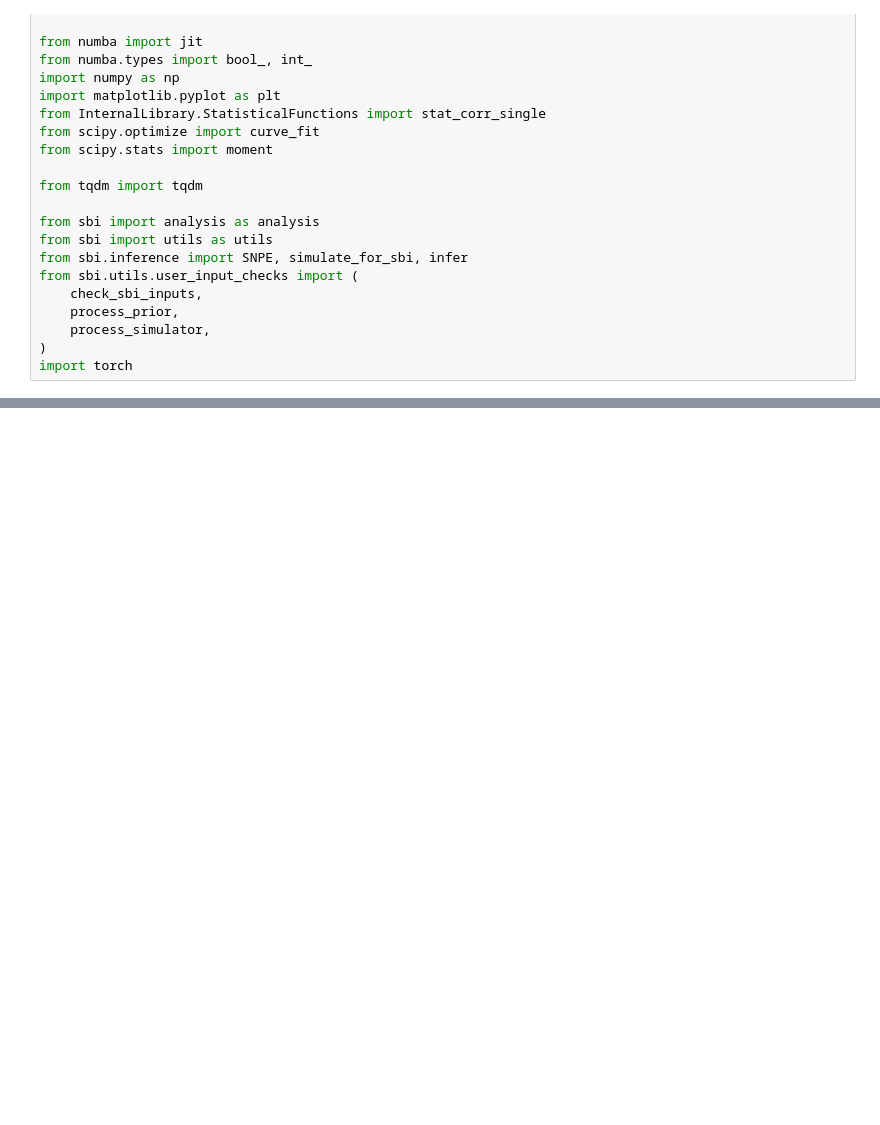
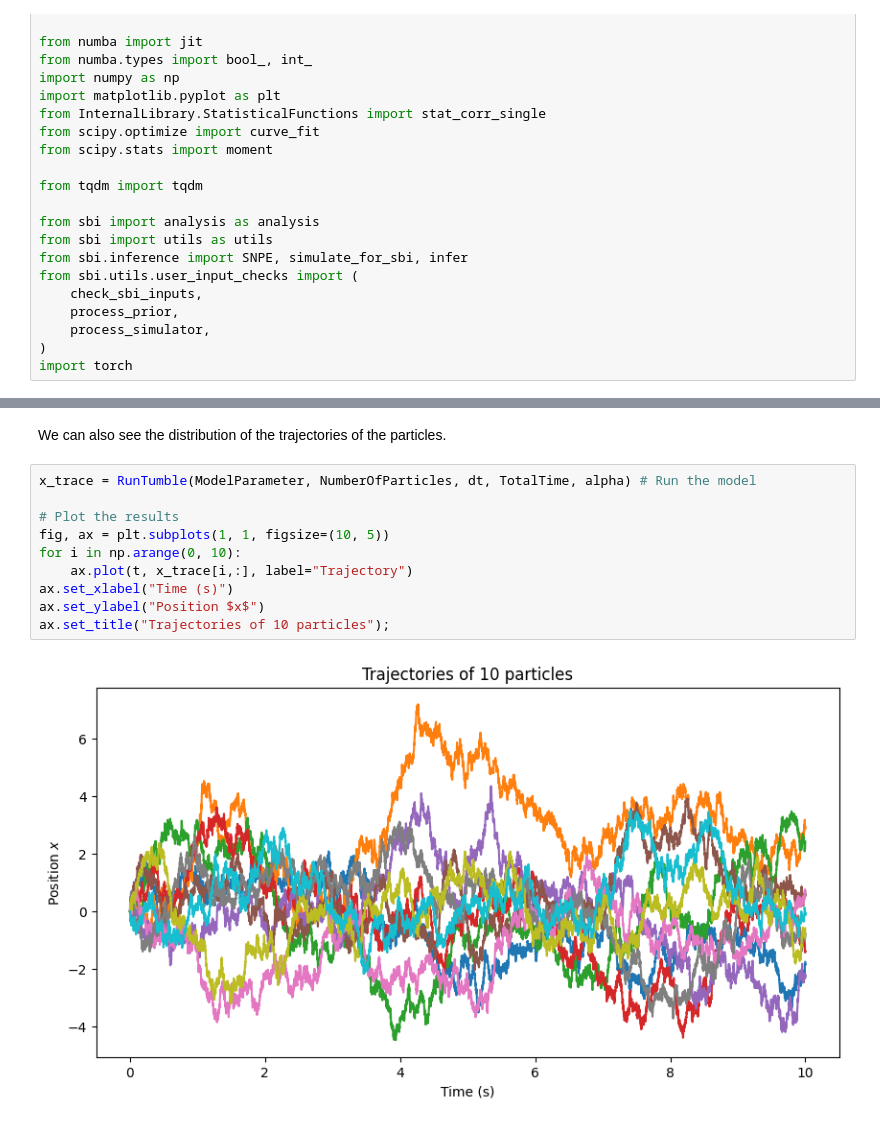
Before and after one commit to jacopocarotenuto/SBI_RedBloodCells, a Jupyter notebook: Code/Notebooks/RunTumble.ipynb, the cells around one changed output, grey strips where cells are left out. Cells and saved outputs as stored; diff of their text form; blank space fills up the shorter version.

```diff
--- a/Code/Notebooks/RunTumble.ipynb
+++ b/Code/Notebooks/RunTumble.ipynb
@@ -62,0 +84,14 @@ x_trace, direction_trace = RunTumble(param, n_sim, dt, TotalT, alpha)
+# %% [markdown]
+We can also see the distribution of the trajectories of the particles.
+# %%
+x_trace = RunTumble(ModelParameter, NumberOfParticles, dt, TotalTime, alpha) # Run the model
+
+# Plot the results
+fig, ax = plt.subplots(1, 1, figsize=(10, 5))
+for i in np.arange(0, 10):
+    ax.plot(t, x_trace[i,:], label="Trajectory")
+ax.set_xlabel("Time (s)")
+ax.set_ylabel("Position $x$")
+ax.set_title("Trajectories of 10 particles");
+# %% [output]
+[figure, added]
```
Also changed, not shown: parts of 16 cells of this notebook.
